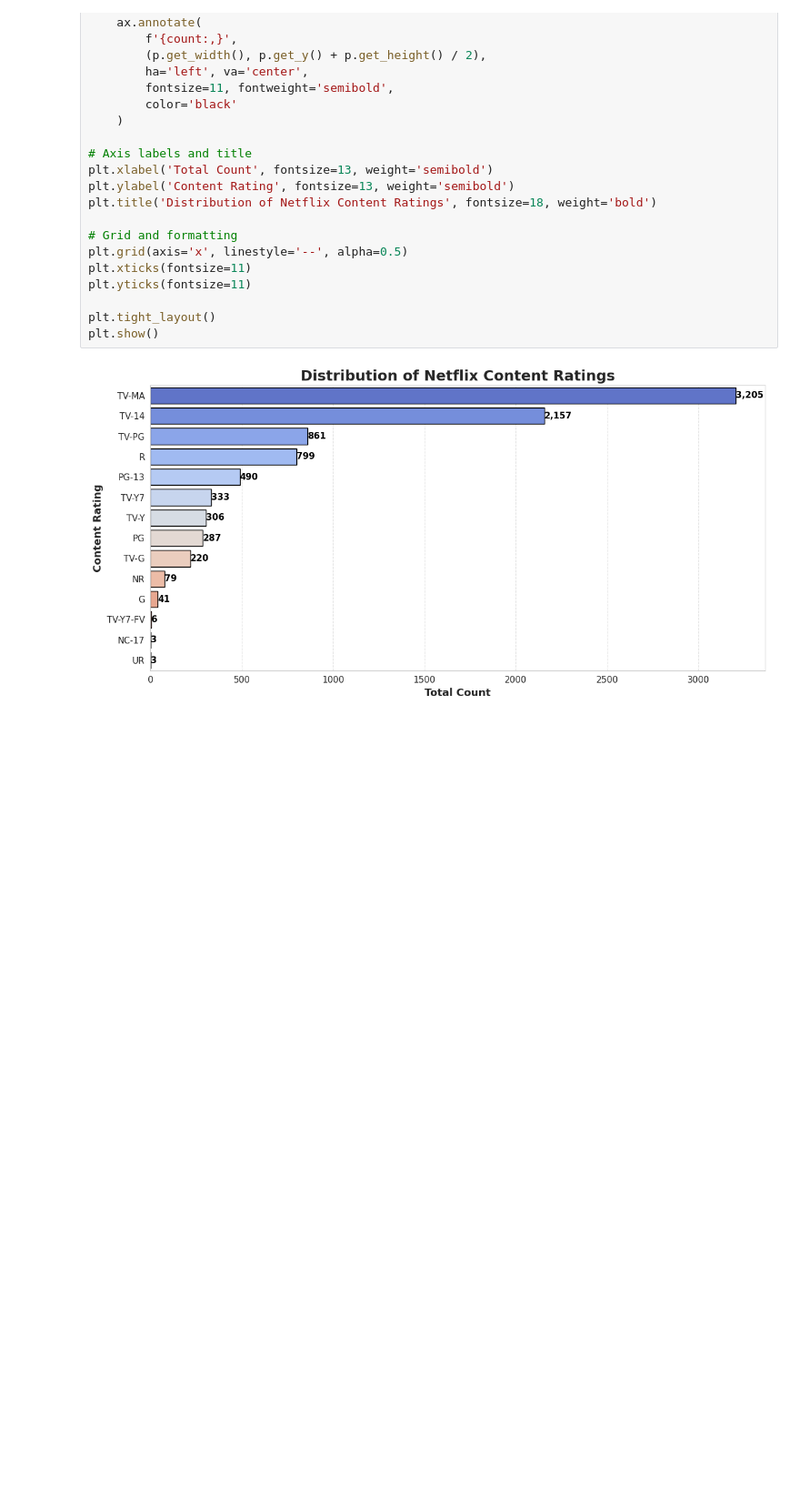
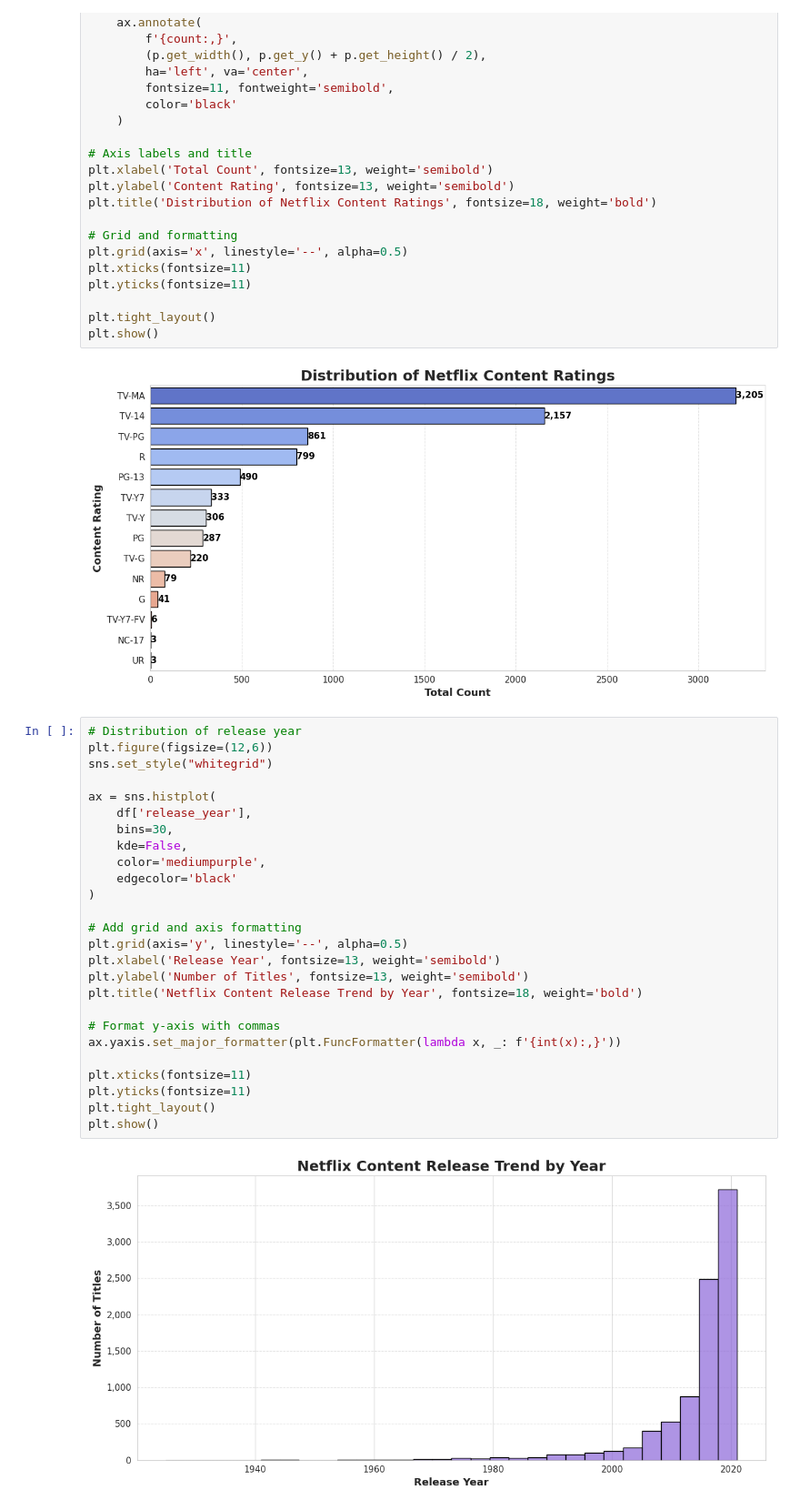
Before and after one commit to Kanakbaghel/Netflix_Movies_and_TV_Shows-EDA-, a Jupyter notebook: Netflix_EDA.ipynb, the cells around one changed output. Shown: that part at 91% size. Drawn from its saved outputs; the diff is of its cells as text; blank space fills up the shorter version.

```diff
--- a/Netflix_EDA.ipynb
+++ b/Netflix_EDA.ipynb
@@ -182,3 +182,31 @@ plt.tight_layout()
 plt.show()
 # %% [output]
 [figure]
+# %%
+# Distribution of release year
+plt.figure(figsize=(12,6))
+sns.set_style("whitegrid")
+
+ax = sns.histplot(
+    df['release_year'],
+    bins=30,
+    kde=False,
+    color='mediumpurple',
+    edgecolor='black'
+)
+
+# Add grid and axis formatting
+plt.grid(axis='y', linestyle='--', alpha=0.5)
+plt.xlabel('Release Year', fontsize=13, weight='semibold')
+plt.ylabel('Number of Titles', fontsize=13, weight='semibold')
+plt.title('Netflix Content Release Trend by Year', fontsize=18, weight='bold')
+
+# Format y-axis with commas
+ax.yaxis.set_major_formatter(plt.FuncFormatter(lambda x, _: f'{int(x):,}'))
+
+plt.xticks(fontsize=11)
+plt.yticks(fontsize=11)
+plt.tight_layout()
+plt.show()
+# %% [output]
+[figure, added]
```
Also changed, not shown: parts of 4 cells of this notebook.
